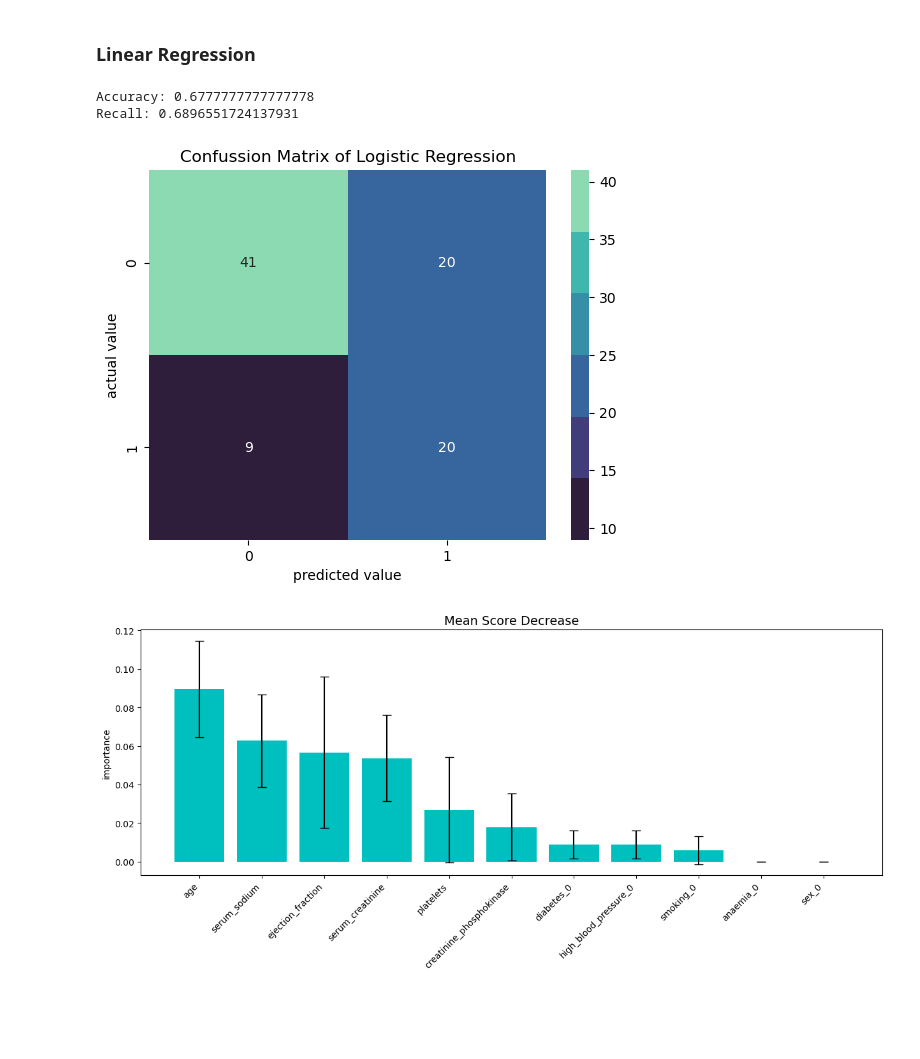
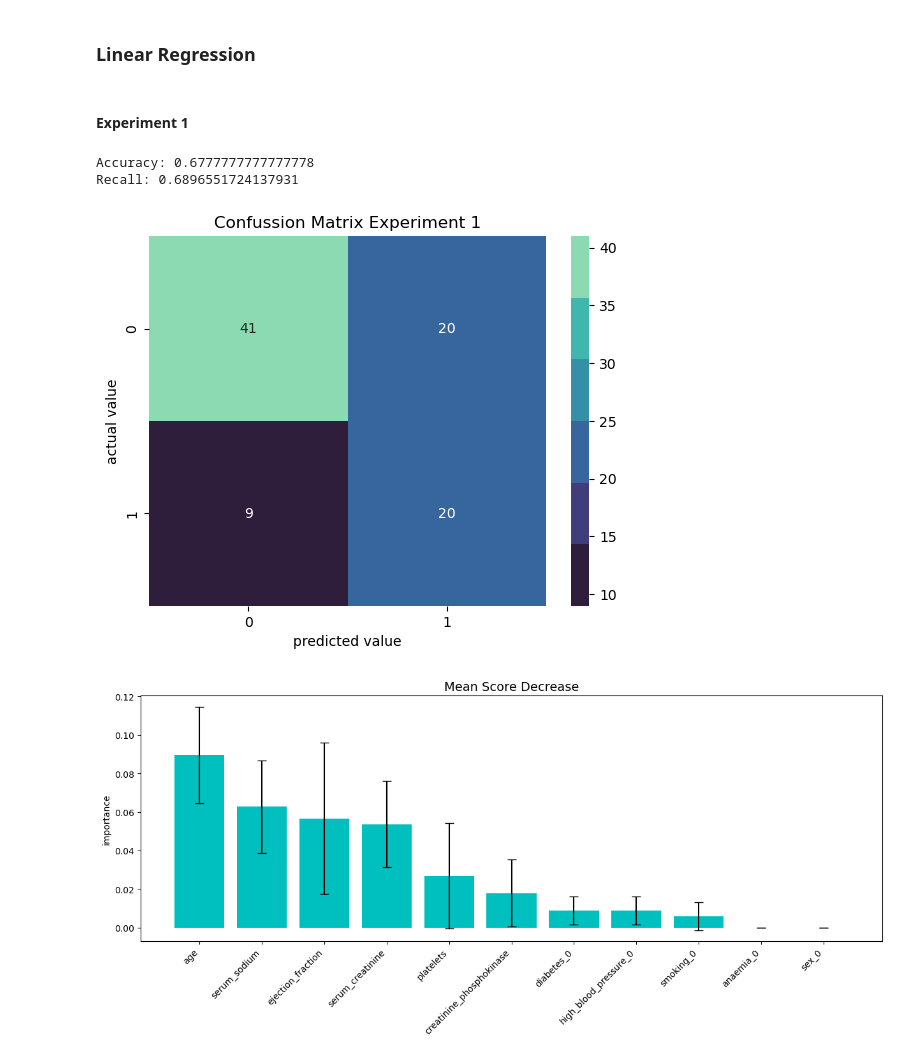
Before and after one commit to enthokz/Prediction-Model-Exercise, a Jupyter notebook: Heart Failure Predict/Prediction_model_heart_disease_2.ipynb, the cells around one changed output. Saved outputs shown, nothing was run; the diff lists cells and outputs as text; code cells hidden in the pictures; blank space fills up the shorter version.

```diff
--- a/Heart Failure Predict/Prediction_model_heart_disease_2.ipynb
+++ b/Heart Failure Predict/Prediction_model_heart_disease_2.ipynb
@@ -413,3 +410,9 @@ X.head()
 | 2 | 0.350833 | -0.769486 | -1.564881 | -1.411386 | 0.547237 | -2.035013 | ... |
 | 3 | -0.912335 | -0.897434 | -1.564881 | -0.690433 | 2.402033 | 0.043446 | ... |
 | 4 | 0.350833 | -0.718307 | -1.564881 | 1.066889 | -0.380161 | -0.735976 | ... |
+# %%
+# Define Dependent Variables
+
+# Experiment 1
+Y1= datac_ex['DEATH_EVENT']
+print(Y1.head())
@@ -421,9 +593,9 @@ Splitting Dataset to data train and test. Proportion of these data set is 70% of
 # Split Dataset
 from sklearn.model_selection import train_test_split
 
-x_train, x_test, y_train, y_test= train_test_split(X, Y, test_size=0.3, stratify=Y, random_state=30)
-print(len(x_train))
-print(len(x_test))
+x1_train, x1_test, y1_train, y1_test= train_test_split(X1, Y1, test_size=0.3, stratify=Y1, random_state=30)
+print(len(x1_train))
+print(len(x1_test))
 # %% [output]
 209
 90
@@ -459,7 +645,7 @@ metode= LogisticRegression()
 log_grid= GridSearchCV(estimator=metode, param_grid=param_distributions, scoring='recall', cv=5, n_jobs=-1)
 
 start= time.time()
-log_result= log_grid.fit(x_train,y_train)
+log_result= log_grid.fit(x1_train,y1_train)
 
 print(f'Best Score: {log_result.best_score_} using hyperparameter: {log_result.best_params_}')
 print(f'Running time: {str(round((time.time()-start),2))} second')
@@ -495,27 +735,29 @@ Running time: 12.07 second
 ## **Evaluation**
 # %% [markdown]
 ### Linear Regression
+# %% [markdown]
+#### Experiment 1
 # %%
 # Evaluation Linear regression
 from sklearn import metrics
 
-y_pred= log_grid.predict(x_test)
+y1_pred= log_grid.predict(x1_test)
 
-print(f'Accuracy: {metrics.accuracy_score(y_test,y_pred)}')
-print(f'Recall: {metrics.recall_score(y_test,y_pred)}')
+print(f'Accuracy: {metrics.accuracy_score(y1_test,y1_pred)}')
+print(f'Recall: {metrics.recall_score(y1_test,y1_pred)}')
 # %% [output]
 Accuracy: 0.6777777777777778
 Recall: 0.6896551724137931
 # %%
 # Confussion Matrix
 
-confus= confusion_matrix(y_test,y_pred)
+confus= confusion_matrix(y1_test,y1_pred)
 sns.heatmap(confus, annot=True, cmap=sns.color_palette('mako'))
-plt.title('Confussion Matrix of Logistic Regression')
+plt.title('Confussion Matrix Experiment 1')
 plt.xlabel('predicted value')
 plt.ylabel('actual value')
 
 plt.show()
 # %% [output]
-[figure, old version]
+[figure, new version]
 # %%
```
Also changed, not shown: parts of 78 cells of this notebook.
